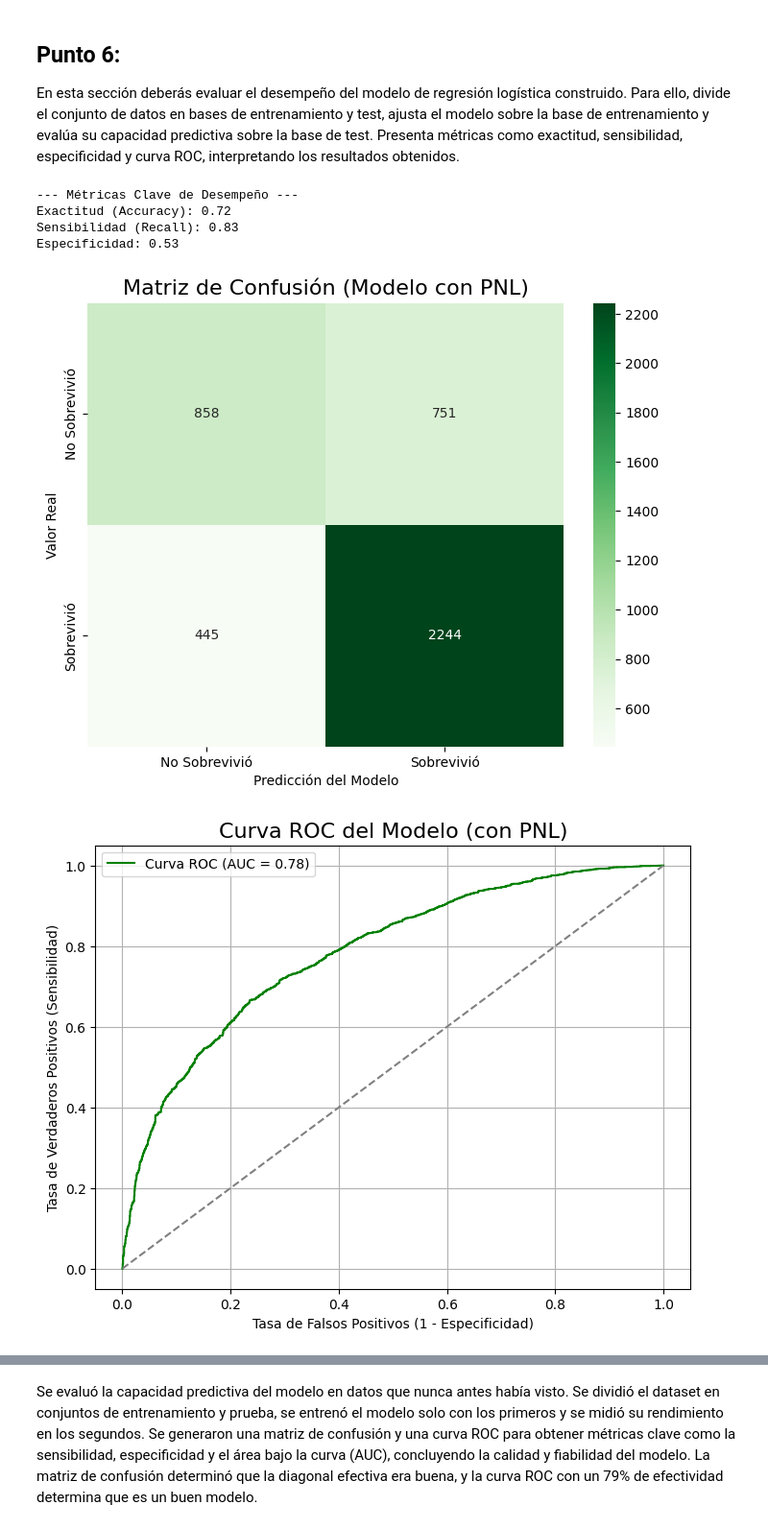
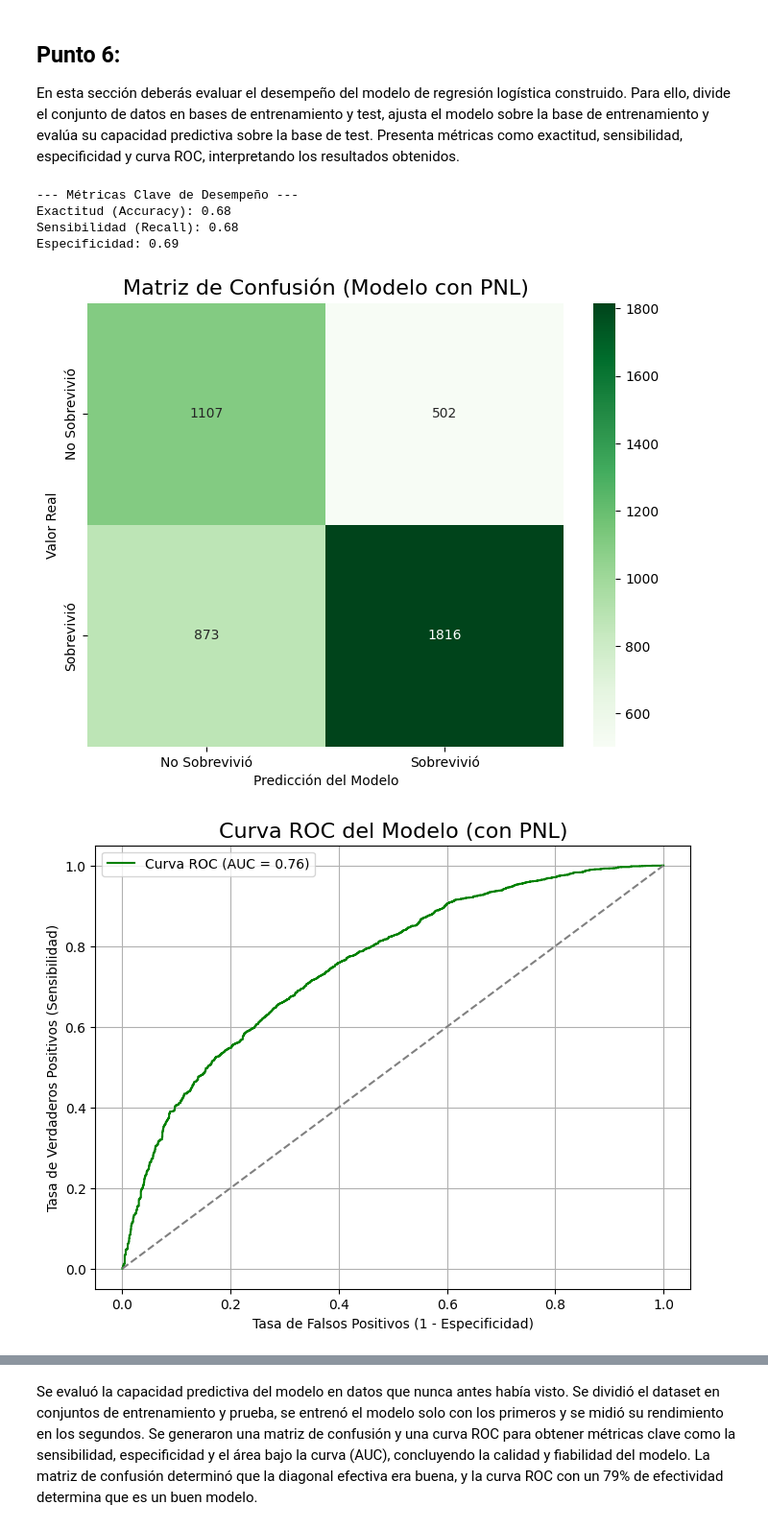
Before and after one commit to FerminEscalona/MedicalTreatment_LogisticRegression, a Jupyter notebook: Fase02_MedicalTreatmend copy.ipynb, the cells around one changed output, grey strips where cells are left out. Shown at 96% size. Drawn from its saved outputs; the diff is of its cells as text; code cells hidden in the pictures.

```diff
--- a/Fase02_MedicalTreatmend copy.ipynb
+++ b/Fase02_MedicalTreatmend copy.ipynb
@@ -428,7 +426,12 @@ print("Preprocesamiento de PNL completado.")
 # %%
 # Creamos el vectorizador TF-IDF que considerará palabras y pares de palabras (n-gramas 1 y 2)
 # Limitamos a las 500 características más importantes para evitar exceso de columnas
-tfidf_vectorizer = TfidfVectorizer(ngram_range=(1, 2), max_features=1500)
+tfidf_vectorizer = TfidfVectorizer(
+    ngram_range=(1, 2),
+    max_features=500,   # Aumentamos para darle más opciones al modelo
+    min_df=10,            # La palabra debe aparecer en al menos 10 comentarios
+    max_df=0.90          # La palabra no puede estar en más del 90% de los comentarios
+)
 
 print("Creando características de texto con TF-IDF...")
 X_text = tfidf_vectorizer.fit_transform(comments_clean)
@@ -443,6 +446,10 @@ Se crearon 1000 nuevas características a partir del texto.
 
  --- . PREPARACIÓN DE DATOS CLÍNICOS ---
 # %%
+X_clinical = df_final.drop(columns=[
+    'Survived_1_year', 'ID_Patient_Care_Situation', 'Patient_ID',
+    'patient_comment', 'Patient_mental_condition'
+])
 #Convertimos la columna de sentimiento a un valor numérico.
 X_clinical['sentiment_score'] = X_clinical['comment_sentiment'].map({'positivo': 1, 'negativo': 0})
 X_clinical = X_clinical.drop(columns=['comment_sentiment'])
@@ -451,7 +458,7 @@ X_clinical_encoded = pd.get_dummies(X_clinical,
                                     columns=['Patient_Smoker', 'Patient_Rural_Urban'],
                                     drop_first=True)
 
-binary_encoder = ce.BinaryEncoder(cols=['TfidfVectorizer'], return_df=True)
+binary_encoder = ce.BinaryEncoder(cols=['Treated_with_drugs'], return_df=True)
 X_clinical_encoded = binary_encoder.fit_transform(X_clinical_encoded)
 print("Encoders aplicados.")
 # %% [output]
@@ -521,6 +528,8 @@ Modelo final (con BinaryEncoder y balanceo) entrenado exitosamente.
 En esta sección deberás evaluar el desempeño del modelo de regresión logística construido. Para ello, divide el conjunto de datos en bases de entrenamiento y test, ajusta el modelo sobre la base de entrenamiento y evalúa su capacidad predictiva sobre la base de test. Presenta métricas como exactitud, sensibilidad, especificidad y curva ROC, interpretando los resultados obtenidos.
 # %%
 # --- 4. PREDICCIONES Y EVALUACIÓN SOBRE EL CONJUNTO DE PRUEBA ---
+y_pred = log_reg_final.predict(X_test)
+y_pred_proba = log_reg_final.predict_proba(X_test)[:, 1]
 # Matriz de Confusión
 cm = confusion_matrix(y_test, y_pred)
 tn, fp, fn, tp = cm.ravel()
@@ -535,35 +544,35 @@ print(f"Exactitud (Accuracy): {accuracy:.2f}")
 print(f"Sensibilidad (Recall): {sensitivity:.2f}")
 print(f"Especificidad: {specificity:.2f}")
 
 # Visualización de la Matriz de Confusión
 plt.figure(figsize=(8, 6))
 sns.heatmap(cm, annot=True, fmt='d', cmap='Greens',
             xticklabels=['No Sobrevivió', 'Sobrevivió'],
             yticklabels=['No Sobrevivió', 'Sobrevivió'])
 plt.title('Matriz de Confusión (Modelo con PNL)', fontsize=16)
 plt.ylabel('Valor Real')
 plt.xlabel('Predicción del Modelo')
 plt.show()
 
 
 # --- 5. ANÁLISIS DE LA CURVA ROC Y AUC ---
 fpr, tpr, thresholds = roc_curve(y_test, y_pred_proba)
 auc_score = roc_auc_score(y_test, y_pred_proba)
 
 plt.figure(figsize=(8, 6))
 plt.plot(fpr, tpr, color='green', label=f'Curva ROC (AUC = {auc_score:.2f})')
 plt.plot([0, 1], [0, 1], color='grey', linestyle='--')
 plt.xlabel('Tasa de Falsos Positivos (1 - Especificidad)')
 plt.ylabel('Tasa de Verdaderos Positivos (Sensibilidad)')
 plt.title('Curva ROC del Modelo (con PNL)', fontsize=16)
 plt.legend()
 plt.grid(True)
 plt.show()
 print(f"\nEl área bajo la curva (AUC) es: {auc_score:.4f}")
 # %% [output]
 --- Métricas Clave de Desempeño ---
-Exactitud (Accuracy): 0.72
-Sensibilidad (Recall): 0.83
-Especificidad: 0.53
+Exactitud (Accuracy): 0.68
+Sensibilidad (Recall): 0.68
+Especificidad: 0.69
-[figure, old version]
+[figure, new version]
-[figure, old version]
+[figure, new version]
```
Also changed, not shown: parts of 6 cells of this notebook.
